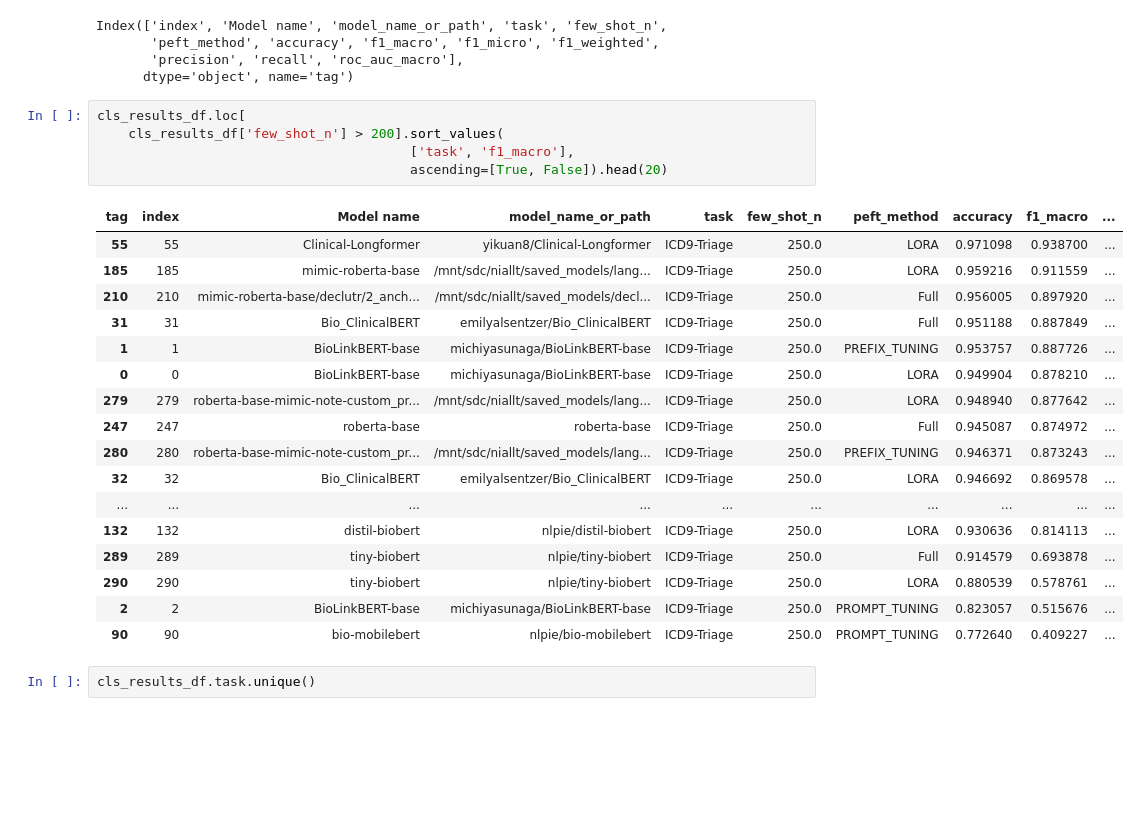
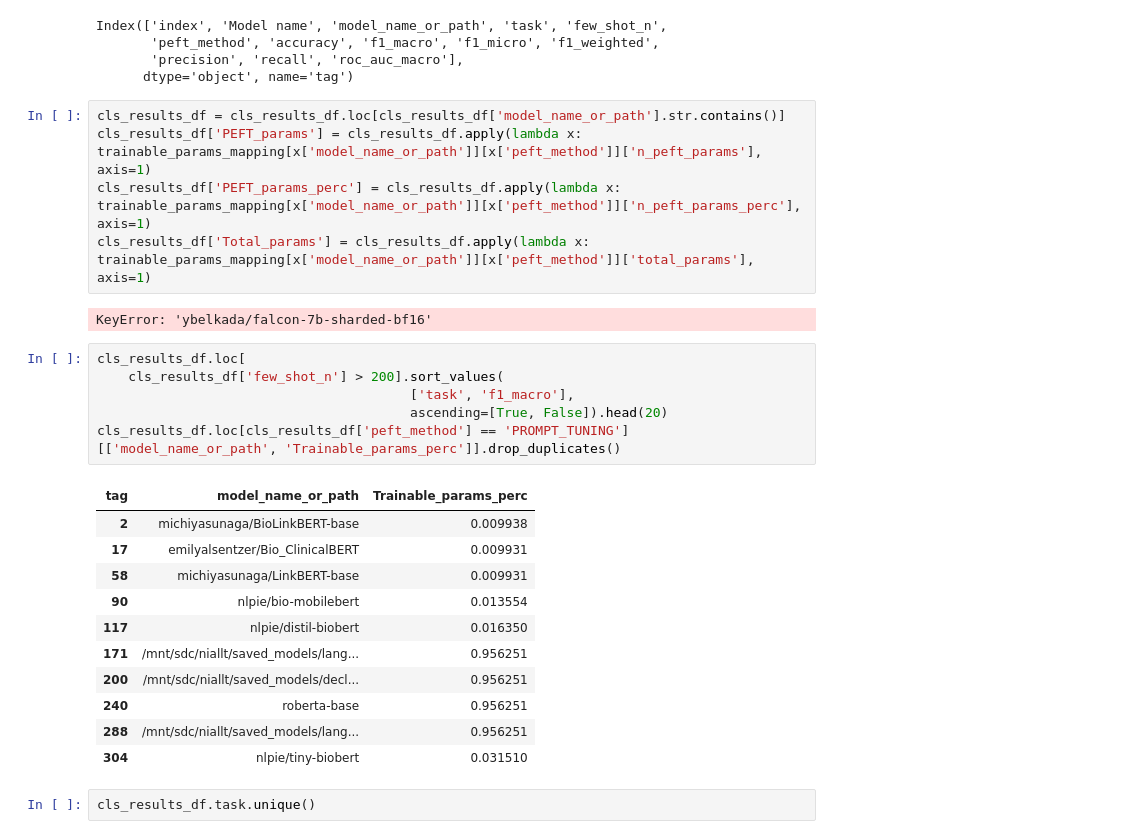
Before and after one commit to nlpie-research/efficient-ml, a Jupyter notebook: notebooks/load_tb_files.ipynb, the cells around one changed output. Saved outputs shown, nothing was run; the diff lists cells and outputs as text; blank space fills up the shorter version.

Commit message:
Modified calculate_trainable_params.

```diff
--- a/notebooks/load_tb_files.ipynb
+++ b/notebooks/load_tb_files.ipynb
@@ -441,29 +437,31 @@ Index(['index', 'Model name', 'model_name_or_path', 'task', 'few_shot_n',
        'peft_method', 'accuracy', 'f1_macro', 'f1_micro', 'f1_weighted',
        'precision', 'recall', 'roc_auc_macro'],
       dtype='object', name='tag')
+# %%
+cls_results_df = cls_results_df.loc[cls_results_df['model_name_or_path'].str.contains()]
+cls_results_df['PEFT_params'] = cls_results_df.apply(lambda x: trainable_params_mapping[x['model_name_or_path']][x['peft_method']]['n_peft_params'], axis=1)
+cls_results_df['PEFT_params_perc'] = cls_results_df.apply(lambda x: trainable_params_mapping[x['model_name_or_path']][x['peft_method']]['n_peft_params_perc'], axis=1)
+cls_results_df['Total_params'] = cls_results_df.apply(lambda x: trainable_params_mapping[x['model_name_or_path']][x['peft_method']]['total_params'], axis=1)
+# %% [output]
+KeyError: 'ybelkada/falcon-7b-sharded-bf16'
 # %%
 cls_results_df.loc[
     cls_results_df['few_shot_n'] > 200].sort_values(
                                         ['task', 'f1_macro'],
                                         ascending=[True, False]).head(20)
+cls_results_df.loc[cls_results_df['peft_method'] == 'PROMPT_TUNING'][['model_name_or_path', 'Trainable_params_perc']].drop_duplicates()
 # %% [output]
-| tag | index | Model name | model_name_or_path | task | few_shot_n | peft_method | accuracy | f1_macro | ... |
-| 55 | 55 | Clinical-Longformer | yikuan8/Clinical-Longformer | ICD9-Triage | 250.0 | LORA | 0.971098 | 0.938700 | ... |
-| 185 | 185 | mimic-roberta-base | /mnt/sdc/niallt/saved_models/lang... | ICD9-Triage | 250.0 | LORA | 0.959216 | 0.911559 | ... |
-| 210 | 210 | mimic-roberta-base/declutr/2_anch... | /mnt/sdc/niallt/saved_models/decl... | ICD9-Triage | 250.0 | Full | 0.956005 | 0.897920 | ... |
-| 31 | 31 | Bio_ClinicalBERT | emilyalsentzer/Bio_ClinicalBERT | ICD9-Triage | 250.0 | Full | 0.951188 | 0.887849 | ... |
-| 1 | 1 | BioLinkBERT-base | michiyasunaga/BioLinkBERT-base | ICD9-Triage | 250.0 | PREFIX_TUNING | 0.953757 | 0.887726 | ... |
-| 0 | 0 | BioLinkBERT-base | michiyasunaga/BioLinkBERT-base | ICD9-Triage | 250.0 | LORA | 0.949904 | 0.878210 | ... |
-| 279 | 279 | roberta-base-mimic-note-custom_pr... | /mnt/sdc/niallt/saved_models/lang... | ICD9-Triage | 250.0 | LORA | 0.948940 | 0.877642 | ... |
-| 247 | 247 | roberta-base | roberta-base | ICD9-Triage | 250.0 | Full | 0.945087 | 0.874972 | ... |
-| 280 | 280 | roberta-base-mimic-note-custom_pr... | /mnt/sdc/niallt/saved_models/lang... | ICD9-Triage | 250.0 | PREFIX_TUNING | 0.946371 | 0.873243 | ... |
-| 32 | 32 | Bio_ClinicalBERT | emilyalsentzer/Bio_ClinicalBERT | ICD9-Triage | 250.0 | LORA | 0.946692 | 0.869578 | ... |
-| ... | ... | ... | ... | ... | ... | ... | ... | ... | ... |
-| 132 | 132 | distil-biobert | nlpie/distil-biobert | ICD9-Triage | 250.0 | LORA | 0.930636 | 0.814113 | ... |
-| 289 | 289 | tiny-biobert | nlpie/tiny-biobert | ICD9-Triage | 250.0 | Full | 0.914579 | 0.693878 | ... |
-| 290 | 290 | tiny-biobert | nlpie/tiny-biobert | ICD9-Triage | 250.0 | LORA | 0.880539 | 0.578761 | ... |
-| 2 | 2 | BioLinkBERT-base | michiyasunaga/BioLinkBERT-base | ICD9-Triage | 250.0 | PROMPT_TUNING | 0.823057 | 0.515676 | ... |
-| 90 | 90 | bio-mobilebert | nlpie/bio-mobilebert | ICD9-Triage | 250.0 | PROMPT_TUNING | 0.772640 | 0.409227 | ... |
+| tag | model_name_or_path | Trainable_params_perc |
+| 2 | michiyasunaga/BioLinkBERT-base | 0.009938 |
+| 17 | emilyalsentzer/Bio_ClinicalBERT | 0.009931 |
+| 58 | michiyasunaga/LinkBERT-base | 0.009931 |
+| 90 | nlpie/bio-mobilebert | 0.013554 |
+| 117 | nlpie/distil-biobert | 0.016350 |
+| 171 | /mnt/sdc/niallt/saved_models/lang... | 0.956251 |
+| 200 | /mnt/sdc/niallt/saved_models/decl... | 0.956251 |
+| 240 | roberta-base | 0.956251 |
+| 288 | /mnt/sdc/niallt/saved_models/lang... | 0.956251 |
+| 304 | nlpie/tiny-biobert | 0.031510 |
 # %%
 cls_results_df.task.unique()
 # %% [output]
```
Also changed, not shown: parts of 5 cells of this notebook, 3 other files.
